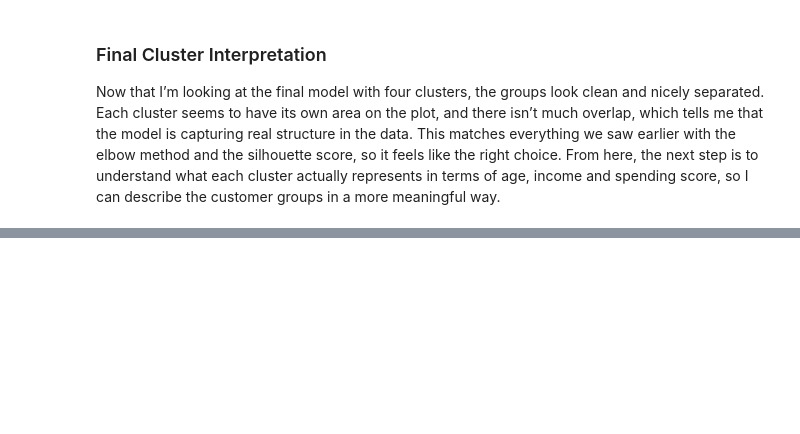
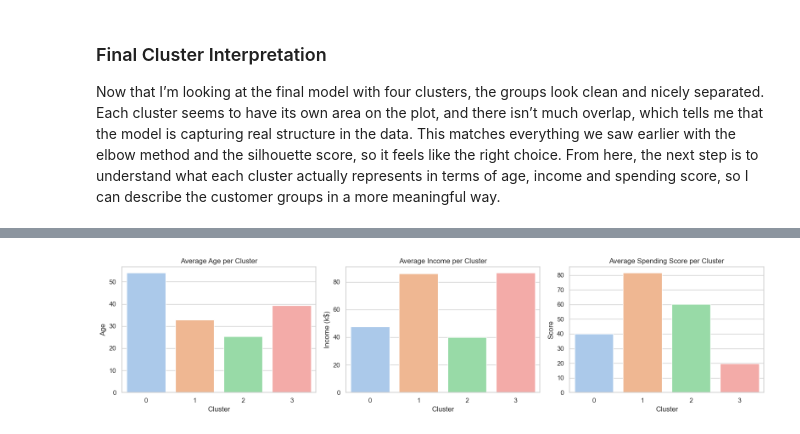
Before and after one commit to DarkSoulsV/CSCA-5632---Final-Project, a Jupyter notebook: Final_CSCA 5632.ipynb, the cells around one changed output, grey strips where cells are left out. Cells and saved outputs as stored; diff of their text form; code cells hidden in the pictures; blank space fills up the shorter version.

```diff
--- a/Final_CSCA 5632.ipynb
+++ b/Final_CSCA 5632.ipynb
@@ -431,0 +436,9 @@ Now that I’m looking at the final model with four clusters, the groups look cl
+# %%
+# Cluster profiles: mean values for each feature inside each cluster
+cluster_profile = df.groupby("Cluster")[["Age", "Annual Income (k$)", "Spending Score (1-100)"]].mean().round(1)
+
+# Also check how many customers we have in each cluster
+cluster_counts = df["Cluster"].value_counts().sort_index()
+
+cluster_profile["Count"] = cluster_counts
+cluster_profile
@@ -431,0 +460,34 @@ Now that I’m looking at the final model with four clusters, the groups look cl
+# %%
+import matplotlib.pyplot as plt
+import seaborn as sns
+
+# Make sure we use the same cluster_profile from earlier:
+# cluster_profile = df.groupby("Cluster")[...]
+
+plt.figure(figsize=(16, 4))
+
+# Age
+plt.subplot(1, 3, 1)
+sns.barplot(data=cluster_profile.reset_index(), x="Cluster", y="Age", hue="Cluster", palette="pastel", legend=False)
+plt.title("Average Age per Cluster")
+plt.xlabel("Cluster")
+plt.ylabel("Age")
+
+# Income
+plt.subplot(1, 3, 2)
+sns.barplot(data=cluster_profile.reset_index(), x="Cluster", y="Annual Income (k$)", hue="Cluster", palette="pastel", legend=False)
+plt.title("Average Income per Cluster")
+plt.xlabel("Cluster")
+plt.ylabel("Income (k$)")
+
+# Spending Score
+plt.subplot(1, 3, 3)
+sns.barplot(data=cluster_profile.reset_index(), x="Cluster", y="Spending Score (1-100)", hue="Cluster", palette="pastel", legend=False)
+plt.title("Average Spending Score per Cluster")
+plt.xlabel("Cluster")
+plt.ylabel("Score")
+
+plt.tight_layout()
+plt.show()
+# %% [output]
+[figure, added]
```
Also changed, not shown: parts of 6 cells of this notebook.
